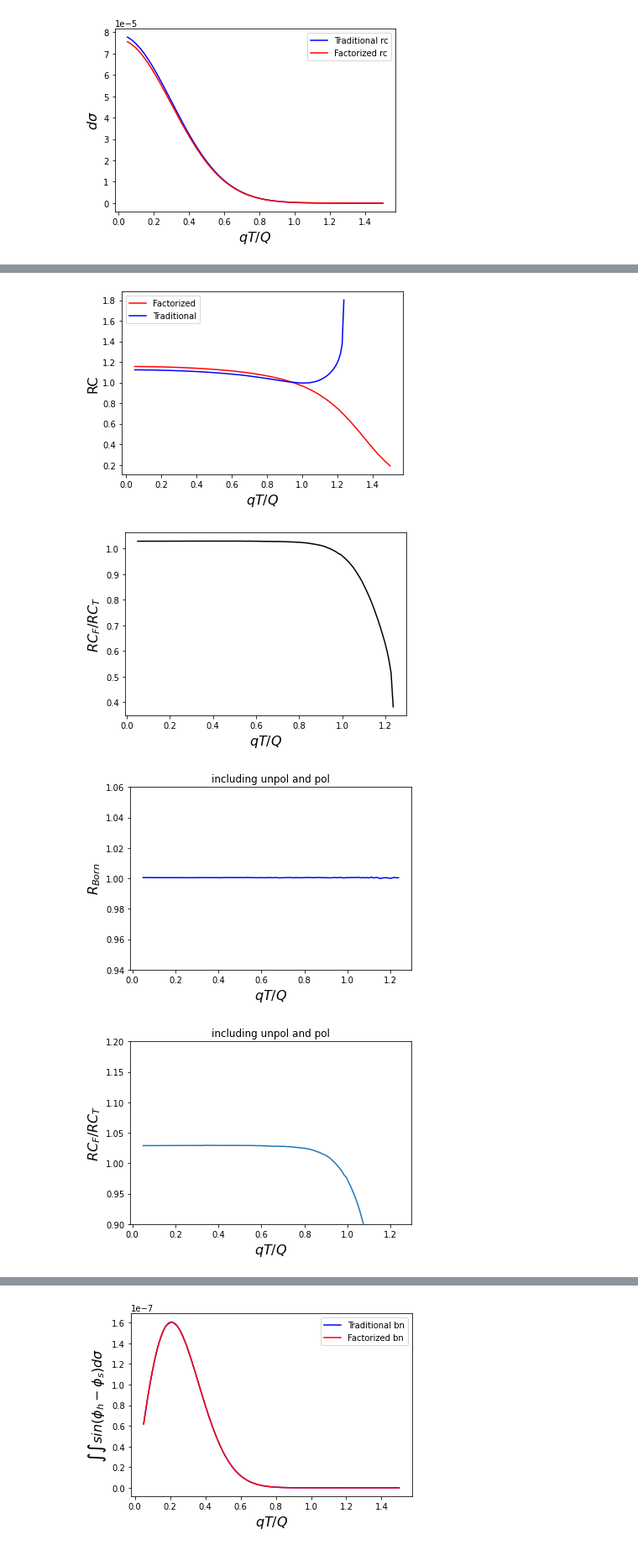
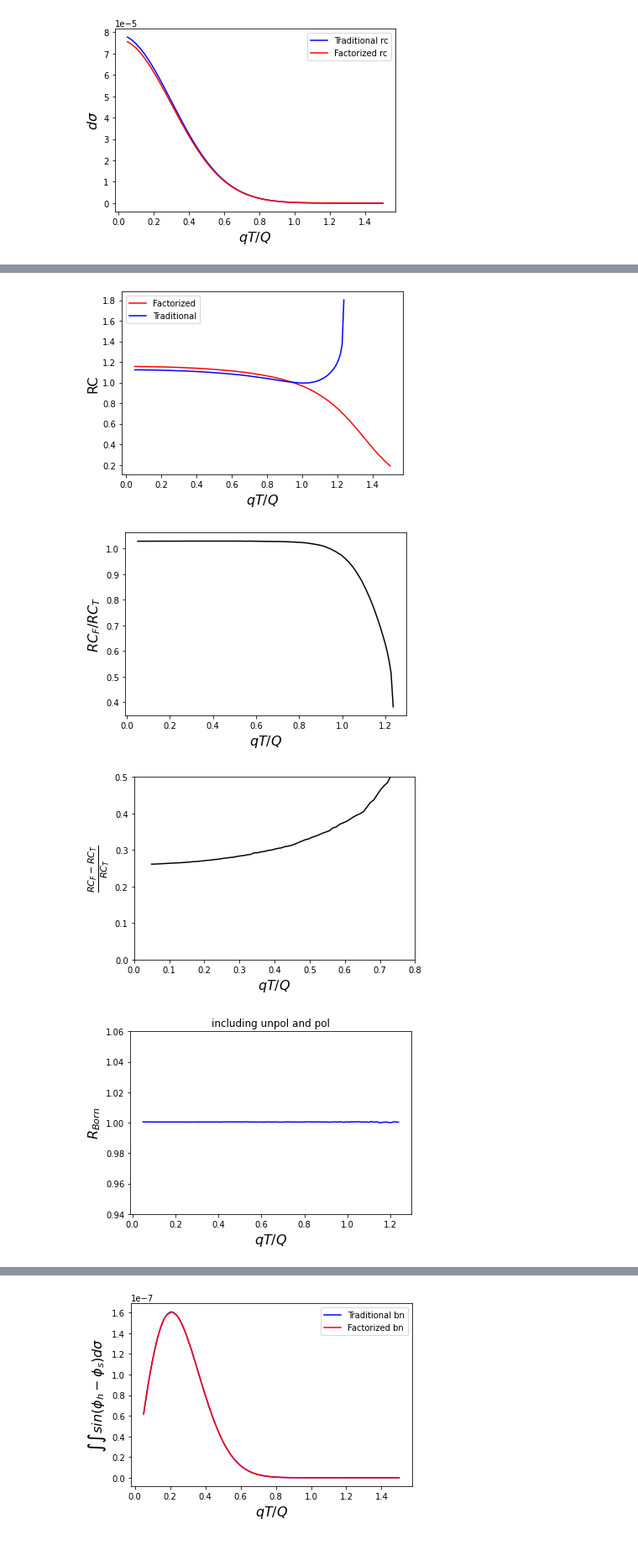
Before and after one commit to Mengzhendada/compare, a Jupyter notebook: Traditional_Factorized_compare_fine.ipynb, the cells around one changed output, grey strips where cells are left out. Shown: that part at 84% size. Cells and saved outputs as stored; diff of their text form; code cells hidden in the pictures.

```diff
--- a/Traditional_Factorized_compare_fine.ipynb
+++ b/Traditional_Factorized_compare_fine.ipynb
@@ -521,32 +521,40 @@ ax2.set_ylabel('$RC_F/RC_T$',fontsize=16)
 fig2.savefig('results/compare/Fine/compare_RC_unpol_JLab2.pdf')
 
 plt.figure()
+plt.plot(np.asarray(df_F_JLab_2_unpol_rc['qT_Q'].to_list()),(np.asarray(RC_Fs)-np.asarray(RC_Ts))/(np.asarray(RC_Ts)-np.asarray(1)),color = 'black')
+plt.xlabel('$qT/Q$',fontsize=16)
+plt.ylabel(r'$\frac{RC_F-RC_T}{RC_T}$',fontsize=16)
+plt.ylim(0,0.5)
+plt.xlim(0,0.8)
+plt.savefig('results/compare/Fine/compare_RC_with1_unpol_JLab2.pdf')
+
+plt.figure()
 F_Born_JLab2 = np.asarray(df_F_JLab_2_unpol_bn['xs'])+np.asarray(df_F_JLab_2_siv_bn['xs'])+np.asarray(df_F_JLab_2_col_bn['xs'])
 T_Born_JLab2 = np.asarray(df_T_jlab2_unpol['unpol_bn'])+np.asarray(df_T_jlab2_unpol['sivers_bn'])+np.asarray(df_T_jlab2_unpol['collins_bn'])
 R_Born_JLab2 = F_Born_JLab2/T_Born_JLab2
 plt.plot(np.asarray(df_F_JLab_2_unpol_bn['qT_Q']),R_Born_JLab2,color='b')
 plt.xlabel('$qT/Q$',fontsize=16)
 plt.ylabel('$R_{Born}$',fontsize=16)
 plt.ylim(0.94,1.06)
 plt.title('including unpol and pol')
 plt.savefig('results/compare/Fine/compare_born_both_JLab2.pdf')
 
 
 plt.figure()
 F_RC_JLab2 = np.asarray(df_F_JLab_2_unpol_rc['xs'])+np.asarray(df_F_JLab_2_siv_rc['xs'])+np.asarray(df_F_JLab_2_col_rc['xs'])
 T_RC_JLab2 = np.asarray(df_T_jlab2_unpol['unpol_rc'])+np.asarray(df_T_jlab2_siv['sivers_rc'])+np.asarray(df_T_jlab2_col['collins_rc'])
 RC_F = F_Born_JLab2/F_RC_JLab2
 RC_T = (T_Born_JLab2/T_RC_JLab2)
 plt.plot(np.asarray(df_F_JLab_2_unpol_rc['qT_Q']),RC_F/RC_T,label='$RC_F/RC_T')
 plt.xlabel('$qT/Q$',fontsize=16)
 plt.ylabel('$RC_F/RC_T$',fontsize =16)
 plt.ylim(0.9,1.2)
 plt.title('including unpol and pol')
 plt.savefig('results/compare/Fine/compare_RC_both_JLab2.pdf')
 # %% [output]
 [figure]
 [figure]
 [figure]
 [figure]
-[figure, old version]
+[figure, new version]
-[figure, old version]
+[figure, new version]
```
Also changed, not shown: parts of 10 cells of this notebook, 14 other files.
